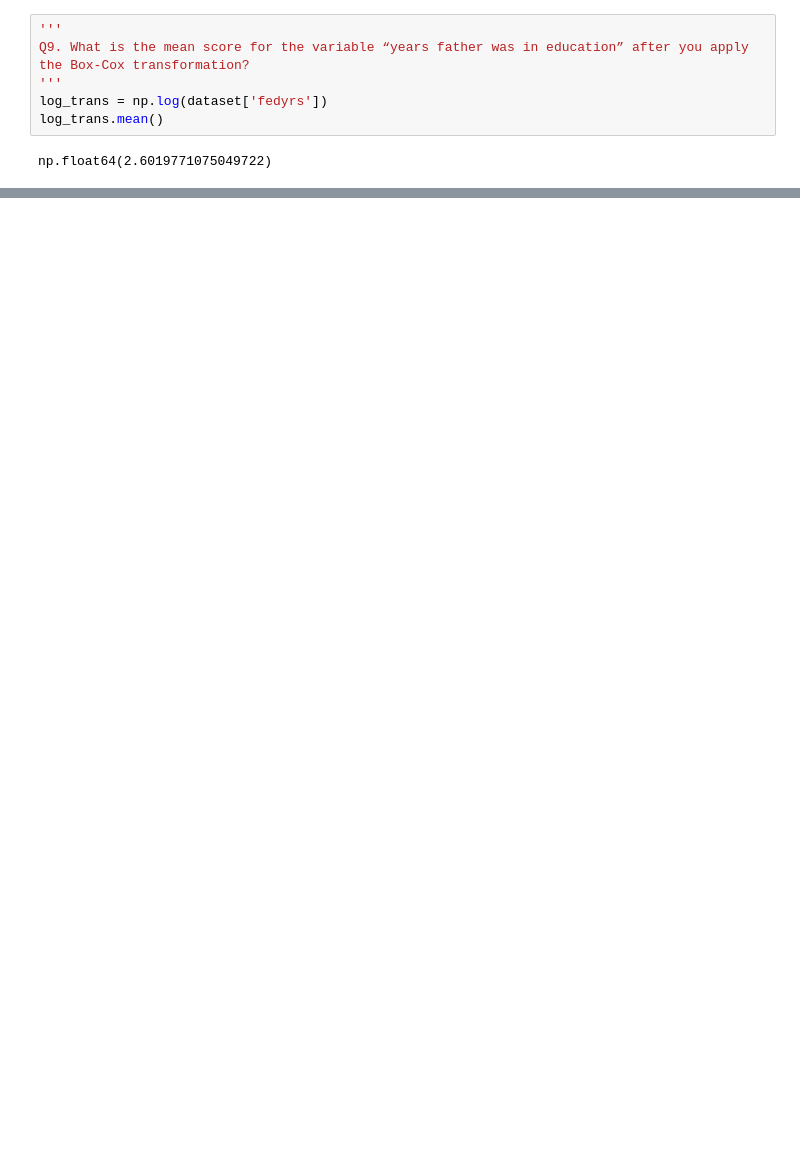
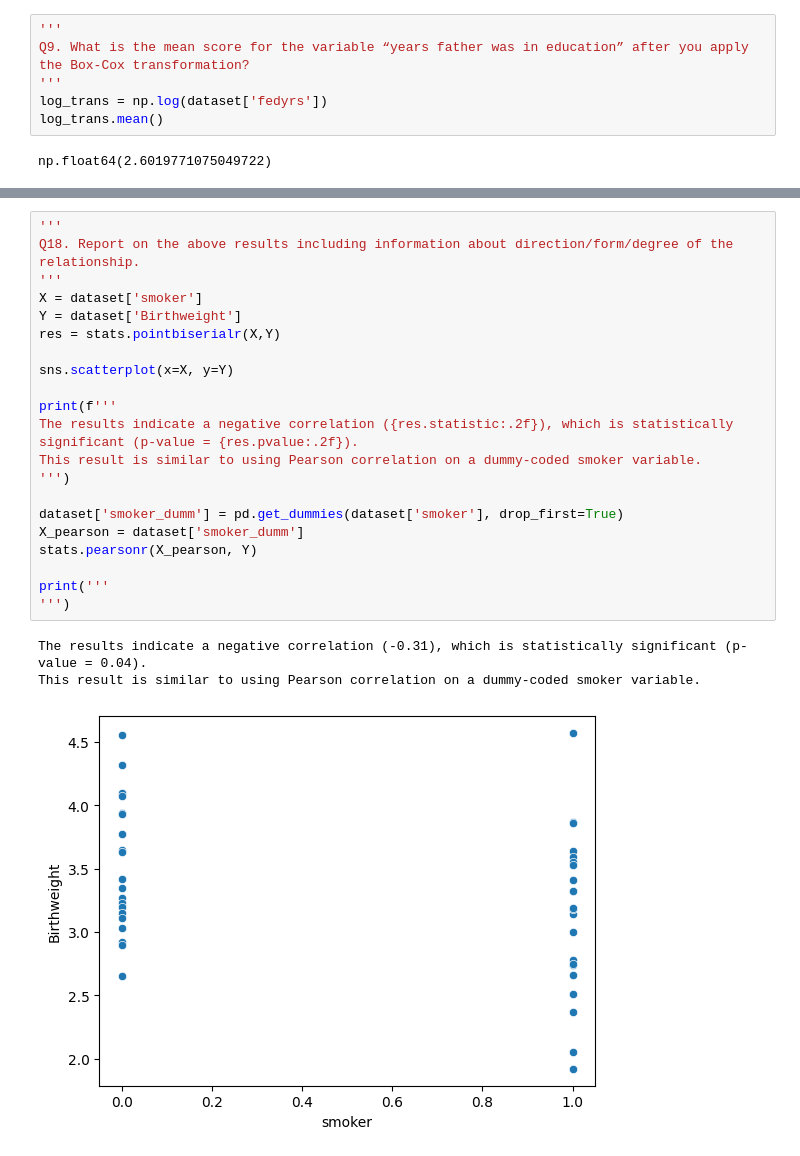
Before and after one commit to jonastieppo/KreativStormTraining, a Jupyter notebook: week2/homework_2.ipynb, the cells around one changed output, grey strips where cells are left out. Saved outputs shown, nothing was run; the diff lists cells and outputs as text; blank space fills up the shorter version.

```diff
--- a/week2/homework_2.ipynb
+++ b/week2/homework_2.ipynb
@@ -122,0 +186,25 @@ sns.histplot(dataset, x='log_fedyrs', ax=ax, kde=True)
+# %%
+'''
+Q18. Report on the above results including information about direction/form/degree of the relationship.
+'''
+X = dataset['smoker']
+Y = dataset['Birthweight']
+res = stats.pointbiserialr(X,Y)
+
+sns.scatterplot(x=X, y=Y)
+
+print(f'''
+The results indicate a negative correlation ({res.statistic:.2f}), which is statistically significant (p-value = {res.pvalue:.2f}).
+This result is similar to using Pearson correlation on a dummy-coded smoker variable.
+''')
+
+dataset['smoker_dumm'] = pd.get_dummies(dataset['smoker'], drop_first=True)
+X_pearson = dataset['smoker_dumm']
+stats.pearsonr(X_pearson, Y)
+
+print('''
+''')
+# %% [output]
+The results indicate a negative correlation (-0.31), which is statistically significant (p-value = 0.04).
+This result is similar to using Pearson correlation on a dummy-coded smoker variable.
+[figure, added]
```
Also changed, not shown: parts of 18 cells of this notebook, 5 other files.
